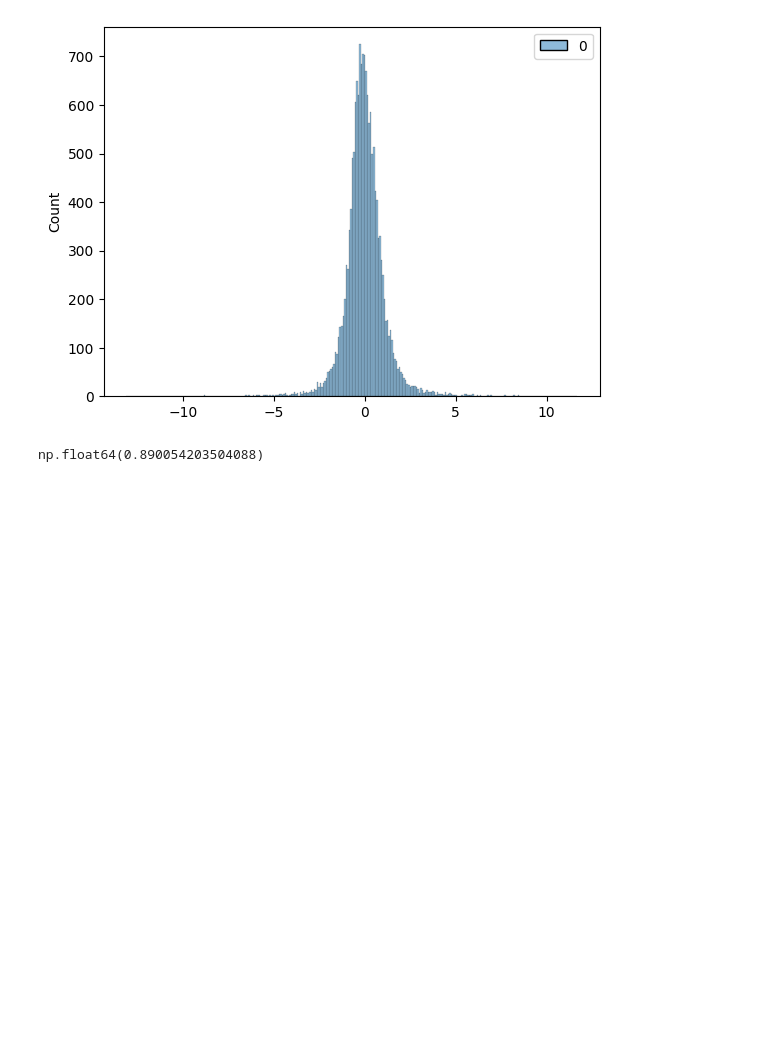
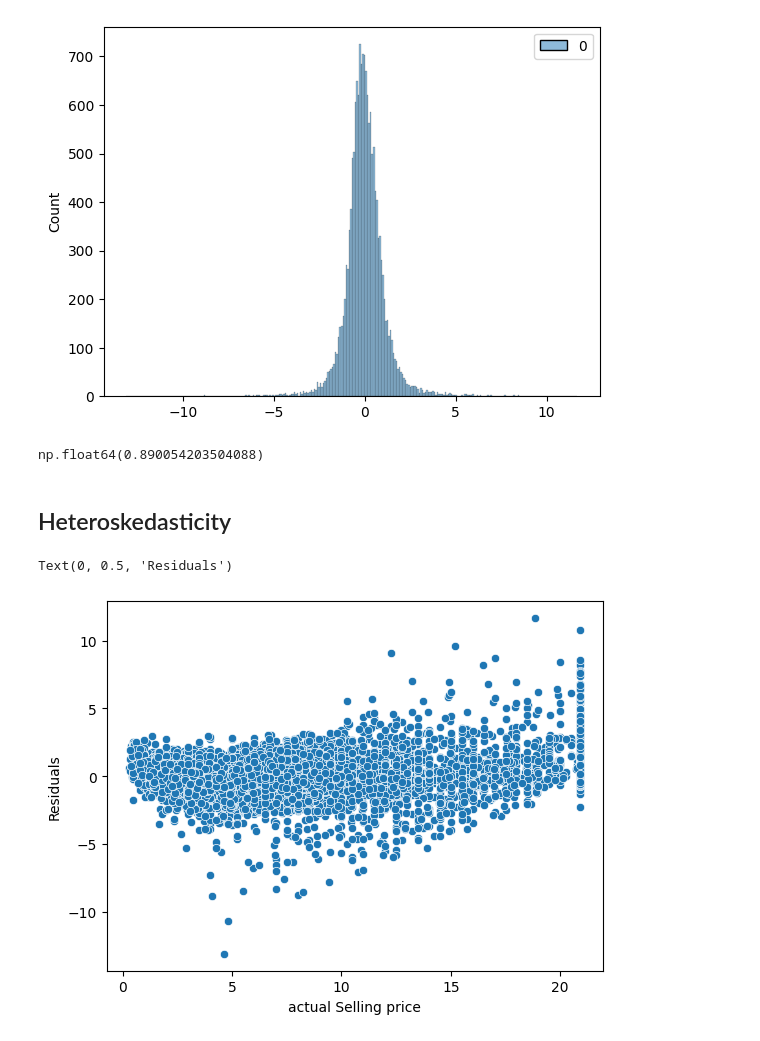
Before and after one commit to Himanshu-Kumar-123/ML-Linear-Regression-Cars24-Scratch, a Jupyter notebook: Linear-Regression-Cars24-Scratch.ipynb, the cells around one changed output. Cells and saved outputs as stored; diff of their text form; code cells hidden in the pictures; blank space fills up the shorter version.

```diff
--- a/Linear-Regression-Cars24-Scratch.ipynb
+++ b/Linear-Regression-Cars24-Scratch.ipynb
@@ -488,3 +488,12 @@ res = stats.shapiro(errs) # Shapiro–Wilk test to check normality (In the range
 res.statistic
 # %% [output]
 np.float64(0.890054203504088)
+# %% [markdown]
+## Heteroskedasticity
+# %%
+sns.scatterplot(x = y_train.reshape(-1,), y = errs.reshape(-1,));
+plt.xlabel("actual Selling price")
+plt.ylabel("Residuals")
+# %% [output]
+Text(0, 0.5, 'Residuals')
+[figure, added]
```
Also changed, not shown: parts of 1 cell of this notebook.
